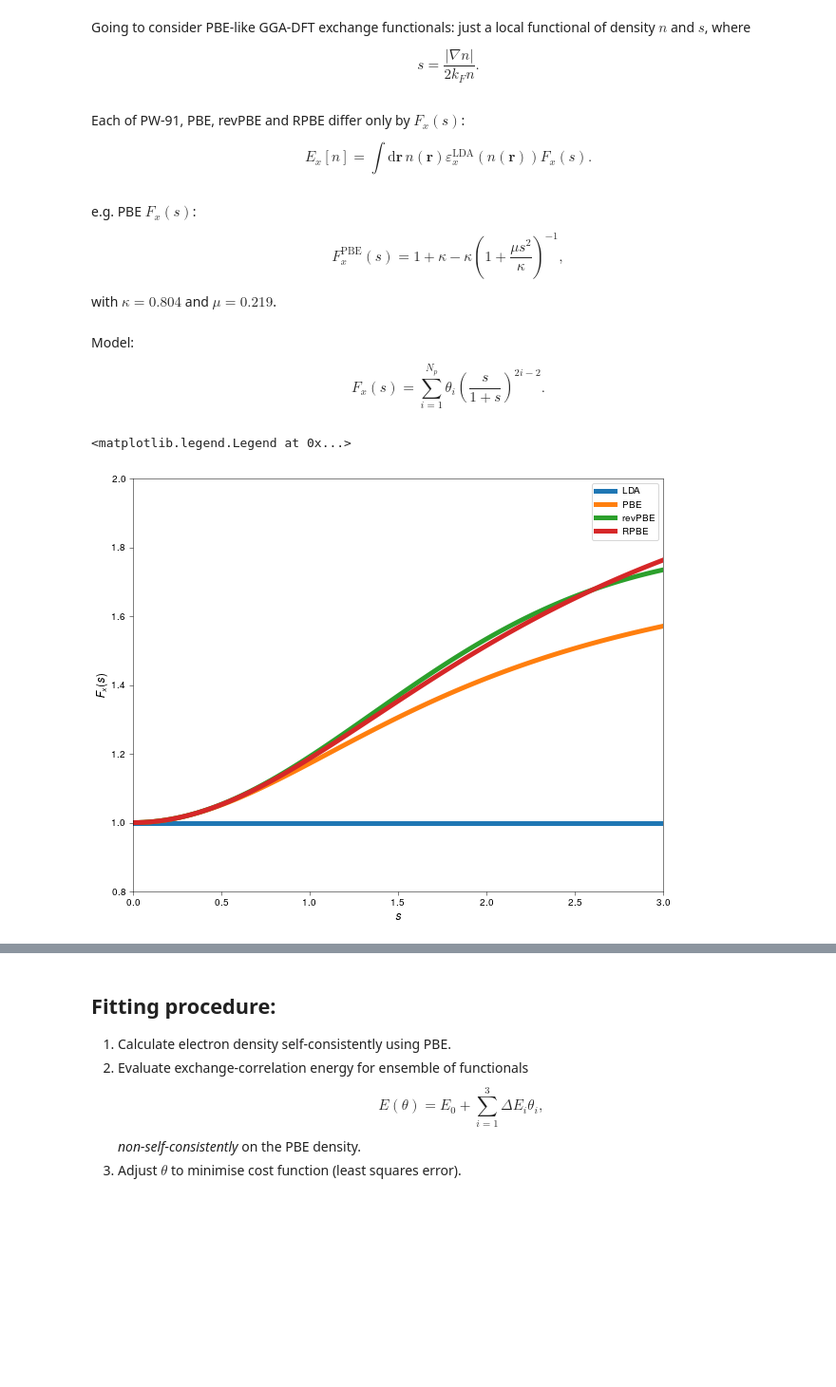
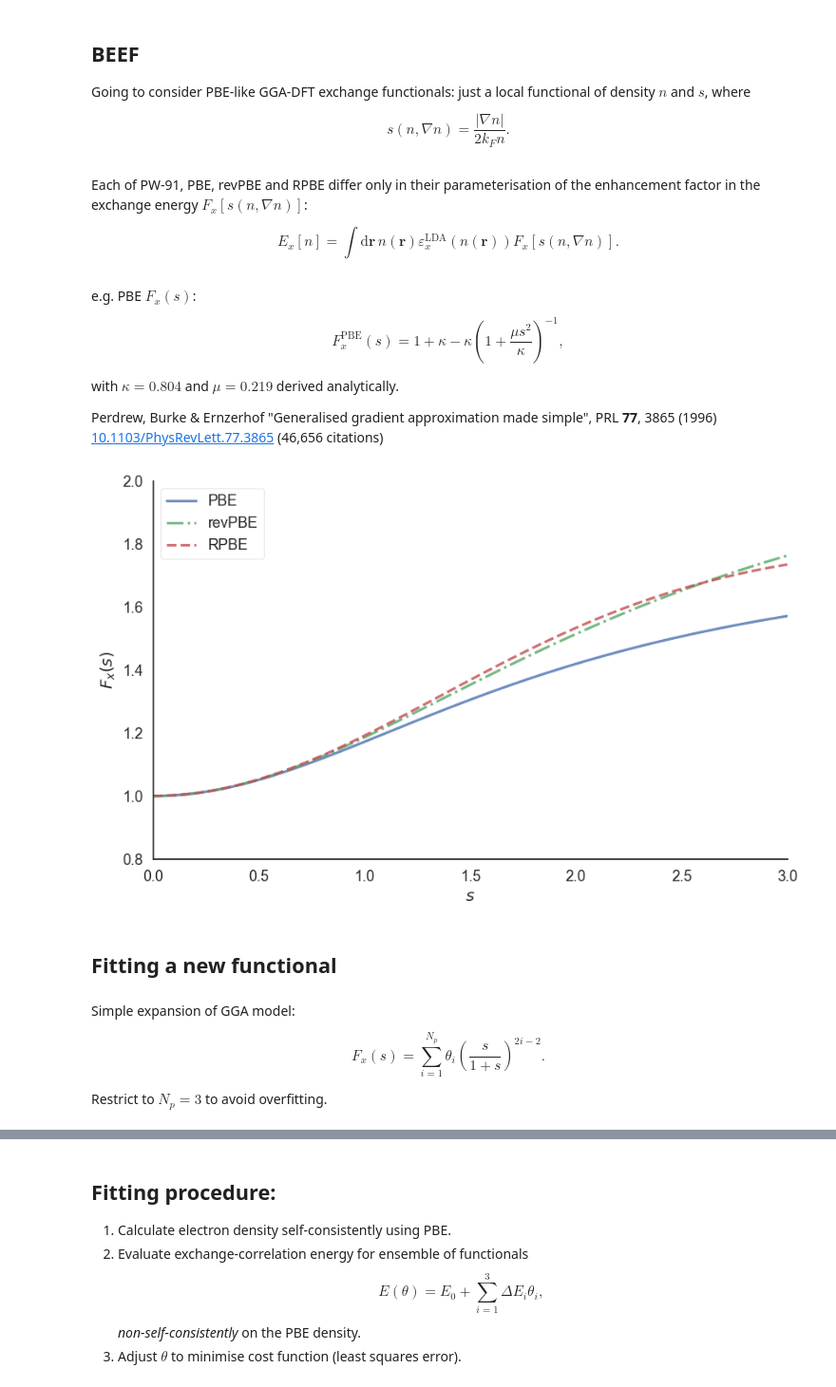
Before and after one commit to ml-evs/talk_BEEF_esdg_10.18, a Jupyter notebook: BEEF.ipynb, the cells around one changed output, grey strips where cells are left out. Shown at 95% size. Drawn from its saved outputs; the diff is of its cells as text; code cells hidden in the pictures; blank space fills up the shorter version.

```diff
--- a/BEEF.ipynb
+++ b/BEEF.ipynb
@@ -5,18 +31,60 @@ Matthew Evans
 # %% [markdown]
+## BEEF
+
 Going to consider PBE-like GGA-DFT exchange functionals: just a local functional of density $n$ and $s$, where
 
-$$ s = \frac{|\nabla n|}{2k_F n}. $$
+$$ s(n, \nabla n) = \frac{|\nabla n|}{2k_F n}. $$
 # %% [markdown]
-Each of PW-91, PBE, revPBE and RPBE differ only by $F_x(s)$:
+Each of PW-91, PBE, revPBE and RPBE differ only in their parameterisation of the enhancement factor in the exchange energy $F_x[s(n, \nabla n)]$:
 
-$$ E_x[n] = \int \mathrm{d}\mathbf{r}\, n(\mathbf{r}) \varepsilon_x^\text{LDA}(n(\mathbf{r}))F_x(s).$$
+$$ E_x[n] = \int \mathrm{d}\mathbf{r}\, n(\mathbf{r}) \varepsilon_x^\text{LDA}(n(\mathbf{r}))F_x[s(n, \nabla n)].$$
 # %% [markdown]
 e.g. PBE $F_x(s)$:
 
 $$ F^\text{PBE}_x(s) = 1 + \kappa - \kappa\left({1 + \frac{\mu s^2}{\kappa}}\right)^{-1}, $$
 
-with $\kappa = 0.804$ and $\mu = 0.219$.
+with $\kappa = 0.804$ and $\mu = 0.219$ derived analytically.
+
+Perdrew, Burke & Ernzerhof "Generalised gradient approximation made simple", PRL **77**, 3865 (1996) [10.1103/PhysRevLett.77.3865](https://doi.org/10.1103/PhysRevLett.77.3865) (46,656 citations)
+# %%
+import numpy as np
+s = np.linspace(0, 3, 100)
+Fx_GGA = lambda κ, µ: 1 + κ - κ / (1 + (µ * s**2 / κ))
+Fx_GGA_exp = lambda κ, µ: 1 + κ * (1 - np.exp(-µ * s**2 / κ))
+Fx_LDA = 1 + 0*s
+
+Fx_PBE = Fx_GGA(0.804, 0.219)      # Perdrew, Burke & Enzerhof, PRL 77(18), 3865 (1996) 10.1103/PhysRevLett.77.3865 (46,656 citations)
+Fx_revPBE = Fx_GGA(1.245, 0.219)   # Zhang & Yang, PRL 80(4) 890-890 (1998) 10.1103/PhysRevLett.80.890 (957 citations)
+Fx_RPBE = Fx_GGA_exp(0.804, 0.219) # Hammer, Hansen & Norskov, PRB 59(11) (1999) 7413-7421 10.1103/physrevb.59.7413 (2442 citations)
+# %%
+def plotting_boilerplate():
+    %matplotlib inline
+    import matplotlib.pyplot as plt
+    import seaborn as sns
+    sns.set_style('white')
+    sns.set_context('talk')
+    sns.set_palette('deep')
+    fig = plt.figure(figsize=(10, 6))
+    ax = fig.add_subplot(111)
+    ax.set_xlabel('$s$')
+    ax.set_ylabel('$F_x(s)$')
+    ax.set_ylim(0.8, 2)
+    ax.set_xlim(0, 3)
+    sns.despine()
+    return ax
+# %%
+ax = plotting_boilerplate()
+ax.plot(s, Fx_PBE, label='PBE', alpha=0.8, ls='-')
+ax.plot(s, Fx_revPBE, label='revPBE', alpha=0.8, ls='-.')
+ax.plot(s, Fx_RPBE, label='RPBE', alpha=0.8, ls='--')
+_ = ax.legend(loc='upper left', fancybox=True, frameon=True, framealpha=1)
+# %% [output]
+[figure, added]
+# %% [markdown]
+## Fitting a new functional
 # %% [markdown]
-Model:
+Simple expansion of GGA model:
 
 $$ F_x(s) = \sum_{i=1}^{N_p} \theta_i \left(\frac{s}{1+s}\right)^{2i-2}. $$
+
+Restrict to $N_p=3$ to avoid overfitting.
@@ -37,15 +90,0 @@ Fx_revPBE = Fx_GGA_exp(0.804, 0.219)
-# %%
-fig = plt.figure(figsize=(10, 8))
-ax = fig.add_subplot(111)
-ax.set_xlabel('$s$')
-ax.set_ylabel('$F_x(s)$')
-ax.plot(s, len(s)*[1], label='LDA', lw=5)
-ax.plot(s, Fx_PBE, label='PBE', lw=5)
-ax.plot(s, Fx_revPBE, label='revPBE', lw=5)
-ax.plot(s, Fx_RPBE, label='RPBE', lw=5)
-ax.set_ylim(0.8, 2)
-ax.set_xlim(0, 3)
-ax.legend()
-# %% [output]
-<matplotlib.legend.Legend at 0x...>
-[figure, removed]
```
Also changed, not shown: parts of 56 cells of this notebook, 1 other file.
